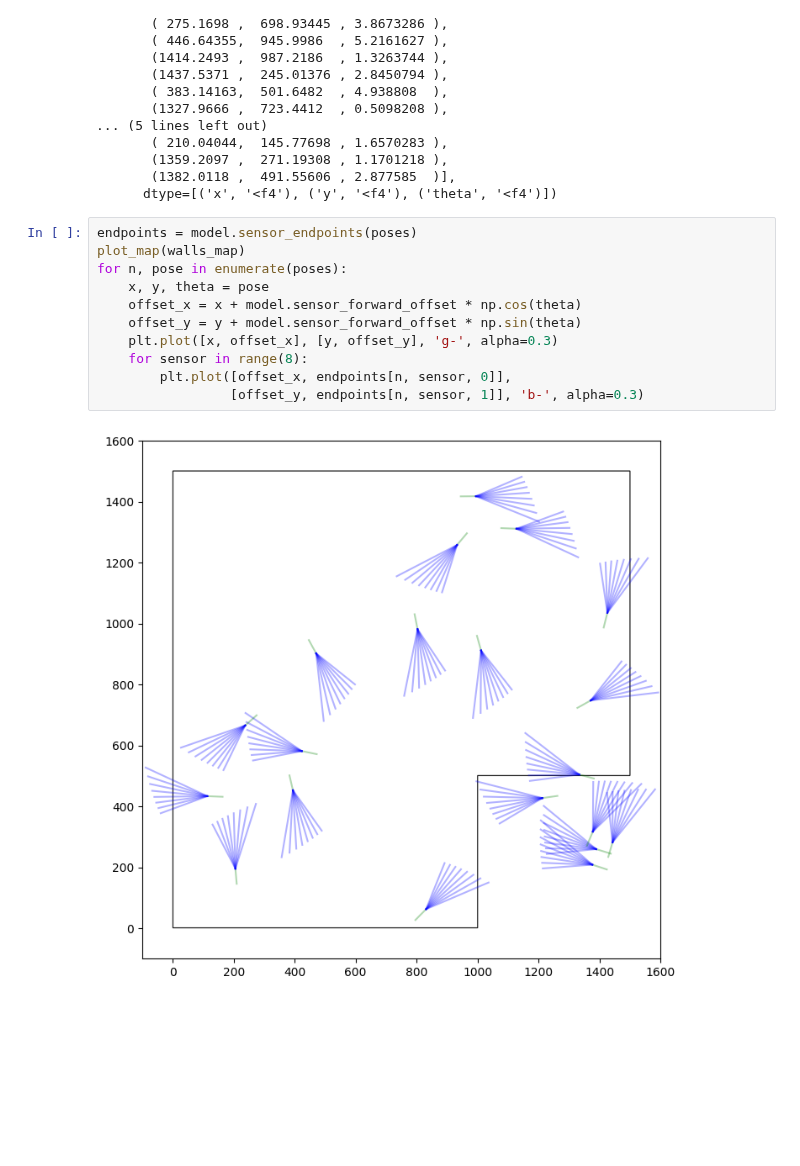
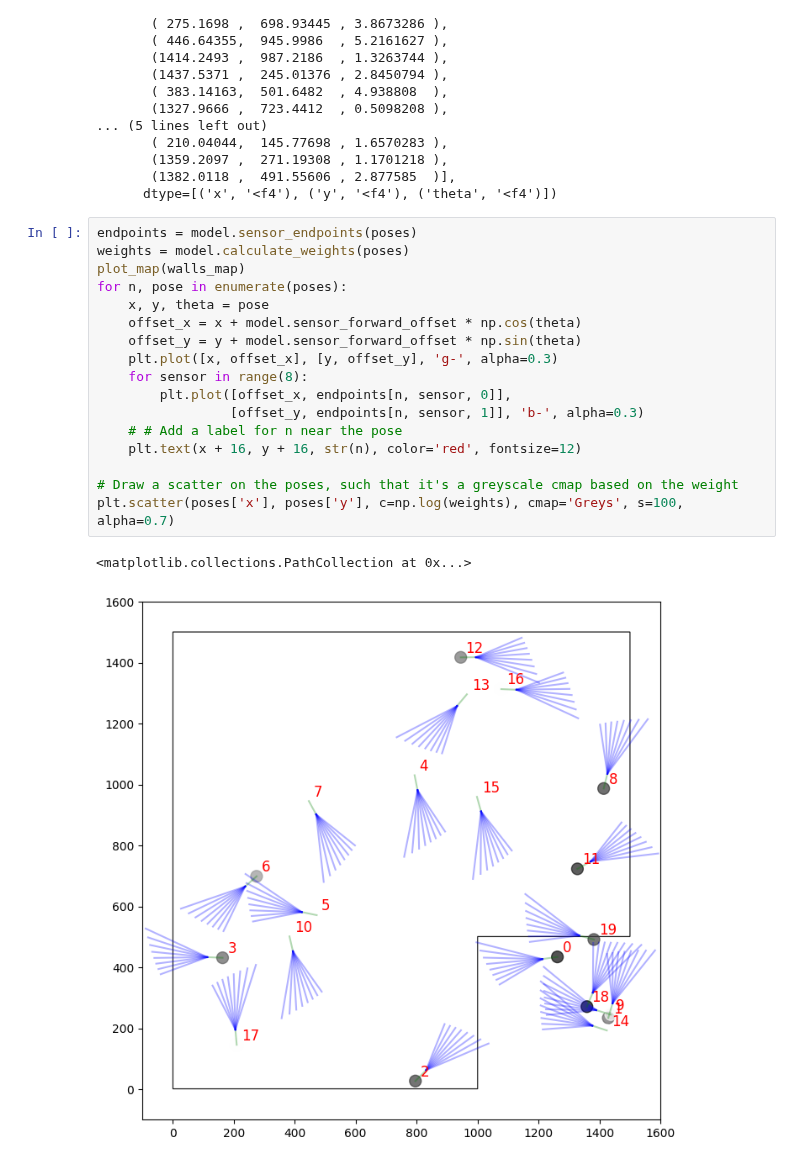
Before and after one commit to PacktPublishing/Learn-Robotics-Programming-3rd-edition, a Jupyter notebook: experiments/distance_probabilities.ipynb, the cells around one changed output. Cells and saved outputs as stored; diff of their text form; blank space fills up the shorter version.

```diff
--- a/experiments/distance_probabilities.ipynb
+++ b/experiments/distance_probabilities.ipynb
@@ -135,14 +135,21 @@ Poses([(1262.3607 ,  434.42612 , 3.285193  ),
       dtype=[('x', '<f4'), ('y', '<f4'), ('theta', '<f4')])
 # %%
 endpoints = model.sensor_endpoints(poses)
+weights = model.calculate_weights(poses)
 plot_map(walls_map)
 for n, pose in enumerate(poses):
     x, y, theta = pose
     offset_x = x + model.sensor_forward_offset * np.cos(theta)
     offset_y = y + model.sensor_forward_offset * np.sin(theta)
     plt.plot([x, offset_x], [y, offset_y], 'g-', alpha=0.3)
     for sensor in range(8):
         plt.plot([offset_x, endpoints[n, sensor, 0]],
                  [offset_y, endpoints[n, sensor, 1]], 'b-', alpha=0.3)
+    # # Add a label for n near the pose
+    plt.text(x + 16, y + 16, str(n), color='red', fontsize=12)
+
+# Draw a scatter on the poses, such that it's a greyscale cmap based on the weight
+plt.scatter(poses['x'], poses['y'], c=np.log(weights), cmap='Greys', s=100, alpha=0.7)
 # %% [output]
+<matplotlib.collections.PathCollection at 0x...>
-[figure, old version]
+[figure, new version]
```
Also changed, not shown: 2 other files.
